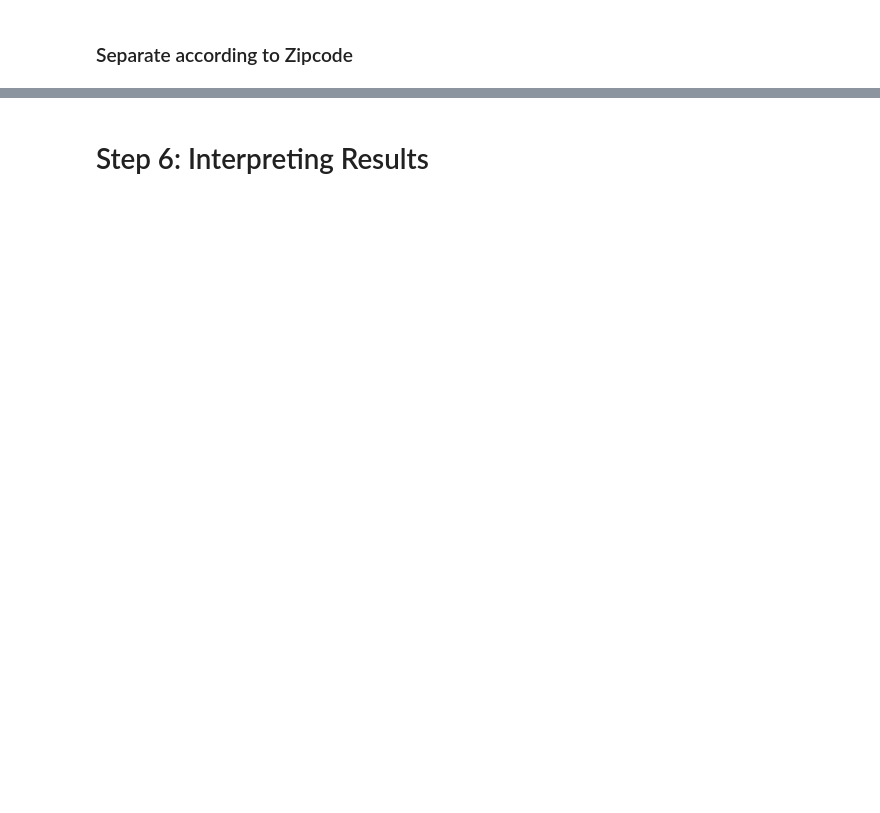
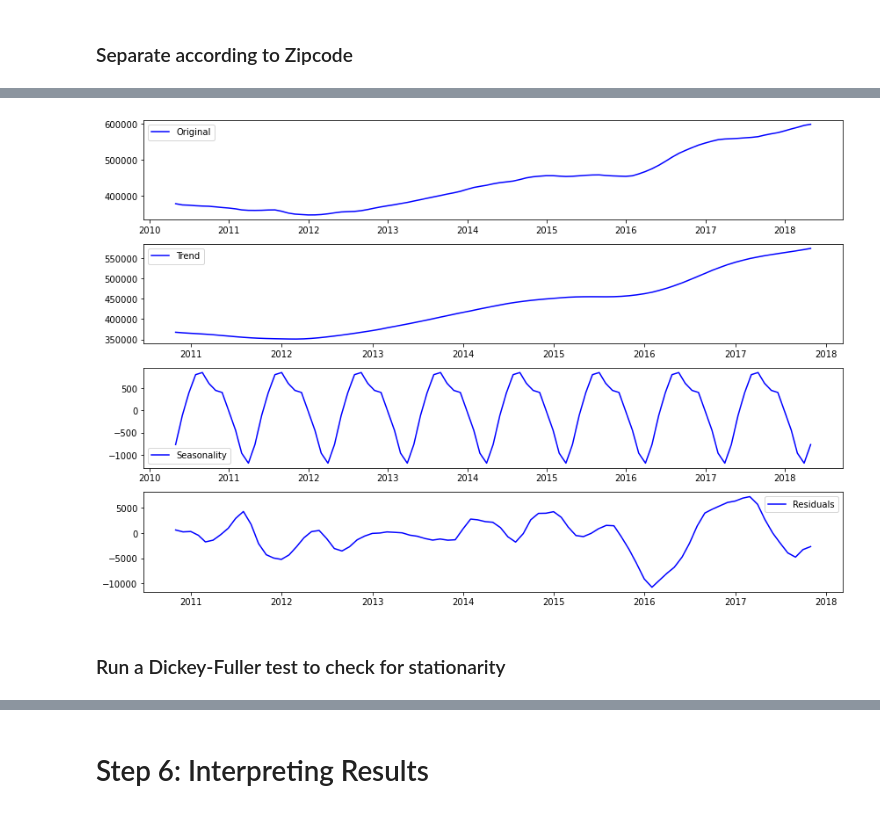
Before and after one commit to sierrafromcalifornia/Atlanta-ZIP-Code-Analysis-Project, a Jupyter notebook: notebooks/investment_analysis-modeling.ipynb, the cells around one changed output, grey strips where cells are left out. Saved outputs shown, nothing was run; the diff lists cells and outputs as text; code cells hidden in the pictures; blank space fills up the shorter version.

```diff
--- a/notebooks/investment_analysis-modeling.ipynb
+++ b/notebooks/investment_analysis-modeling.ipynb
@@ -23,7 +28,7 @@ import datetime as dt
 %matplotlib inline
 # %%
 # import our Zillow dataset
-df_z = pd.read_csv('zillow_data.csv')
+df_z = pd.read_csv('../data/zillow_data.csv')
 df_z.info()
 # %% [output]
 <class 'pandas.core.frame.DataFrame'>
@@ -205,0 +287,3 @@ array([30305, 30306, 30307, 30308, 30309, 30316, 30317, 30324, 30326,
+# %%
+comp_average = df_atl.groupby('time')['Average Price'].mean()
+comp_average.head()
@@ -205,0 +298,27 @@ array([30305, 30306, 30307, 30308, 30309, 30316, 30317, 30324, 30326,
+# %%
+decomposition = sm.tsa.seasonal_decompose(comp_average, model='additive')
+
+# Gather the trend, seasonality, and residuals
+trend = decomposition.trend
+seasonal = decomposition.seasonal
+residual = decomposition.resid
+
+# Plot gathered statistics
+plt.figure(figsize=(12,8))
+plt.subplot(411)
+plt.plot(comp_average, label='Original', color='blue')
+plt.legend(loc='best')
+plt.subplot(412)
+plt.plot(trend, label='Trend', color='blue')
+plt.legend(loc='best')
+plt.subplot(413)
+plt.plot(seasonal,label='Seasonality', color='blue')
+plt.legend(loc='best')
+plt.subplot(414)
+plt.plot(residual, label='Residuals', color='blue')
+plt.legend(loc='best')
+plt.tight_layout()
+# %% [output]
+[figure, added]
+# %% [markdown]
+### Run a Dickey-Fuller test to check for stationarity
```
Also changed, not shown: parts of 51 cells of this notebook, 3 other files.
